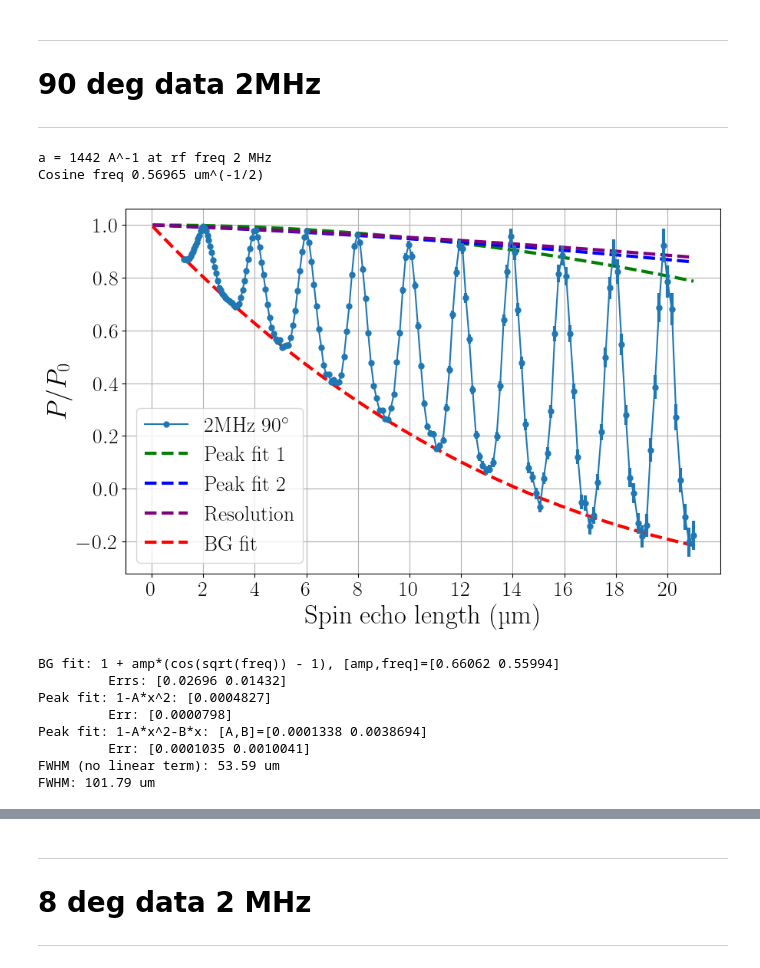
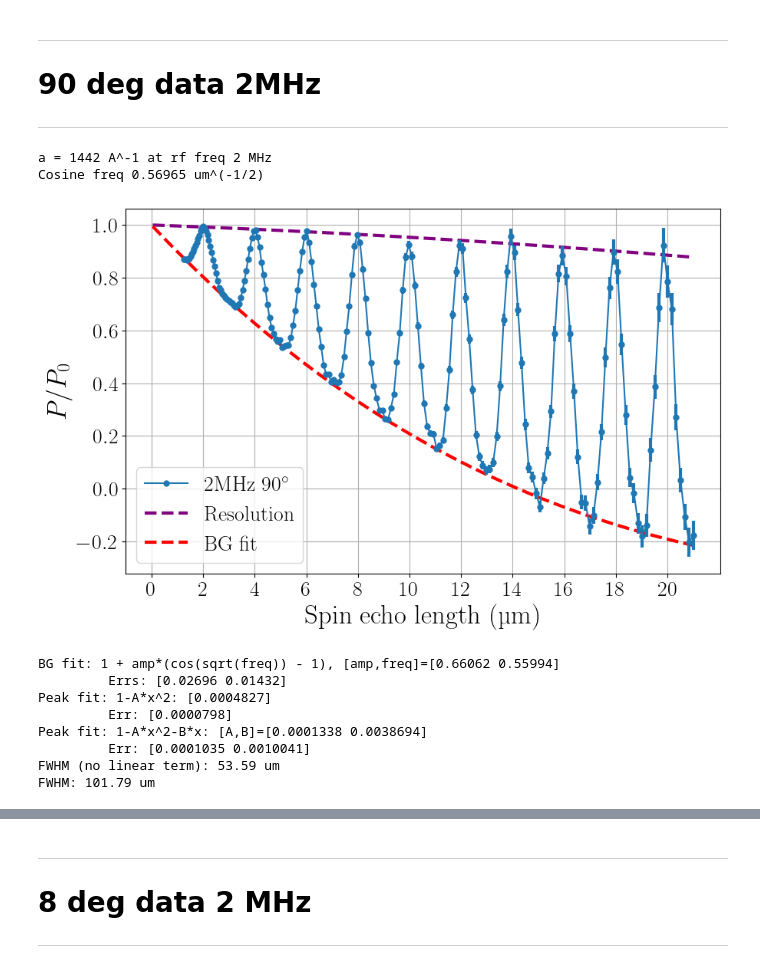
Before and after one commit to srmck/SESANS-coherence-length, a Jupyter notebook: Coherence_analysis.ipynb, the cells around one changed output, grey strips where cells are left out. Drawn from its saved outputs; the diff is of its cells as text; code cells hidden in the pictures.

```diff
--- a/Coherence_analysis.ipynb
+++ b/Coherence_analysis.ipynb
@@ -125,6 +124,7 @@ Cosine freq 0.47685 um^(-1/2)
 ## Moderator contribution
 # %%
 mpath = "C:\\Users\\xsm\\Documents\\GitHub\\SESANS-coherence-length\\Reduction\\"
+mpath = "C:\\Users\\samck\\Documents\\GitHub\\SESANS-coherence-length\\Reduction\\"
 mmod = "ModeratorStdDev_TS2_SANS_LETexptl_07Aug2015.txt"
 
 with open(mpath+mmod) as file:
@@ -148,7 +148,7 @@ plt.grid()
 plt.show()
 
 Amod,Bmod = mlin  #storing the fit
-print(f'y = Ax + B: [A,B]={mlin}')
+print(f'y = Ax + B: [A,B]={Amod,Bmod}')
 print(f'Error: {np.sqrt(np.diag(mlinerr))}')
 # %% [output]
 [figure]
@@ -193,7 +191,7 @@ plt.show()
 # 90 deg data 2MHz
 ***
 # %%
-path = work_path #home_path
+path = home_path
 file = "pols_2Mhz_90deg3.0_0.05_12.5.dat"
 
 with open(path+file) as f:
@@ -215,9 +213,9 @@ plt.errorbar(x,y,e,color='C0',ls='none',zorder=5)
 #plt.plot(x[pk],y[pk],'o',ms=10,color='green',zorder=10)
 guess_pk = [0,0]
 parms_pk1,err_pk1 = curve_fit(lambda x,a: quad(x,a,0),x[pk],y[pk],sigma=e[pk])  #no linear term
-plt.plot(x_tot,quad(x_tot,*parms_pk1,0),'--',color='green',label='Peak fit 1')
+#plt.plot(x_tot,quad(x_tot,*parms_pk1,0),'--',color='green',label='Peak fit 1')
 parms_pk2,err_pk2 = curve_fit(quad,x[pk],y[pk],sigma=e[pk])
-plt.plot(x_tot,quad(x_tot,*parms_pk2),'--',color='blue',label='Peak fit 2')
+#plt.plot(x_tot,quad(x_tot,*parms_pk2),'--',color='blue',label='Peak fit 2')
 
 res_coeff = [1.,-.0036,-.000106]  #coefficients from Roger
 res = np.sum([res_coeff[i]*x**i for i in range(len(res_coeff))],axis=0)
@@ -231,34 +229,34 @@ plt.plot(x_tot,BG(x_tot,*parms_tr),'--',color='red',label='BG fit')
 
 ax.legend(loc='lower left')
 plt.xlabel(r'Spin echo length (\textmu m)')
 plt.ylabel(r'$P/P_0$')
 ax.set_xticks(range(0,21,2))
 plt.grid()
 plt.show()
 
 print(f'BG fit: 1 + amp*(cos(sqrt(freq)) - 1), [amp,freq]={np.round(parms_tr,5)}')
 print(f'\t Errs: {np.round(np.sqrt(np.diag(err_tr)),5)}')
 print(f'Peak fit: 1-A*x^2: {np.round(parms_pk1,7)}')  #ignoring linear term
 print(f'\t Err: {np.round(np.sqrt(np.diag(err_pk1)),7)}')
 print(f'Peak fit: 1-A*x^2-B*x: [A,B]={np.round(parms_pk2,7)}')
 print(f'\t Err: {np.round(np.sqrt(np.diag(err_pk2)),7)}')
 
 FWHM_2MHz_90_1 = np.sqrt(2*np.log(2)/parms_pk1[0])
 print(f'FWHM (no linear term): {round(FWHM_2MHz_90_1,2)} um')
 FWHM_2MHz_90_2 = np.sqrt(2*np.log(2)/parms_pk2[0])
 print(f'FWHM: {round(FWHM_2MHz_90_2,2)} um')
 
 BG_parms_2_90 = parms_tr  #save parameters for later comparison
 BG_err_2_90 = err_tr
 X_2MHz_90 = np.copy(x)
 X_tot_2MHz_90 = np.copy(x_tot)
 Y_2MHz_90 = np.copy(y)
 E_2MHz_90 = np.copy(e)
 Peaks_2MHz_90 = np.copy(pk)
 # %% [output]
 a = 1442 A^-1 at rf freq 2 MHz
 Cosine freq 0.56965 um^(-1/2)
-[figure, old version]
+[figure, new version]
 BG fit: 1 + amp*(cos(sqrt(freq)) - 1), [amp,freq]=[0.66062 0.55994]
          Errs: [0.02696 0.01432]
 Peak fit: 1-A*x^2: [0.0004827]
```
Also changed, not shown: parts of 34 cells of this notebook, 3 other files.
